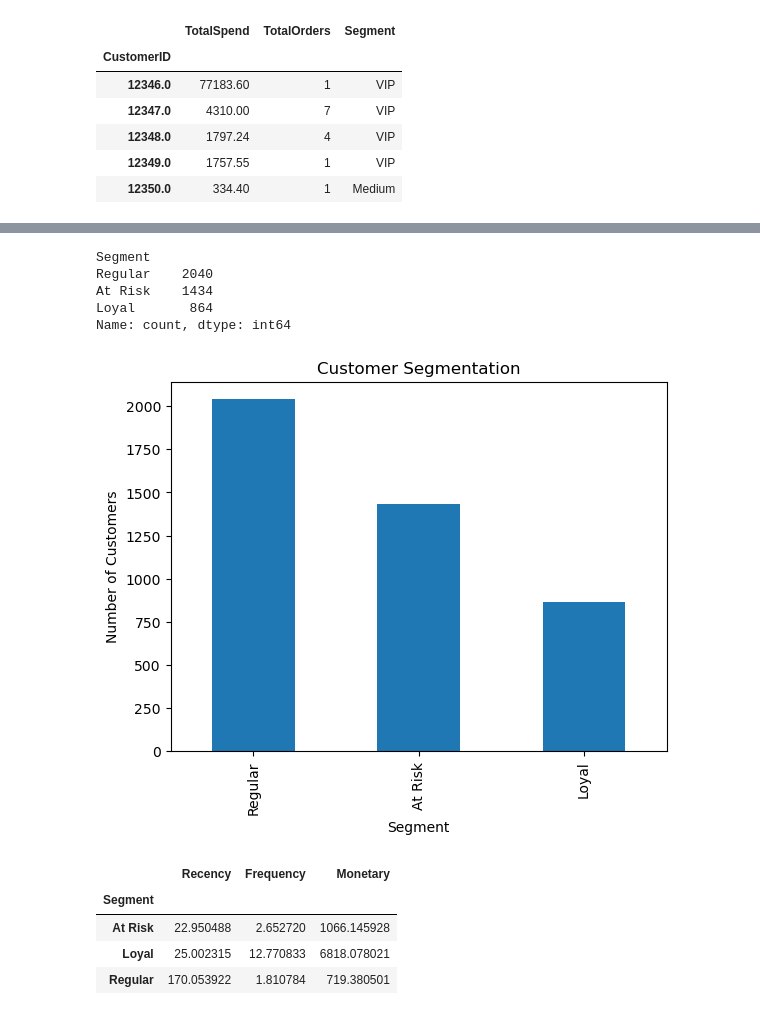
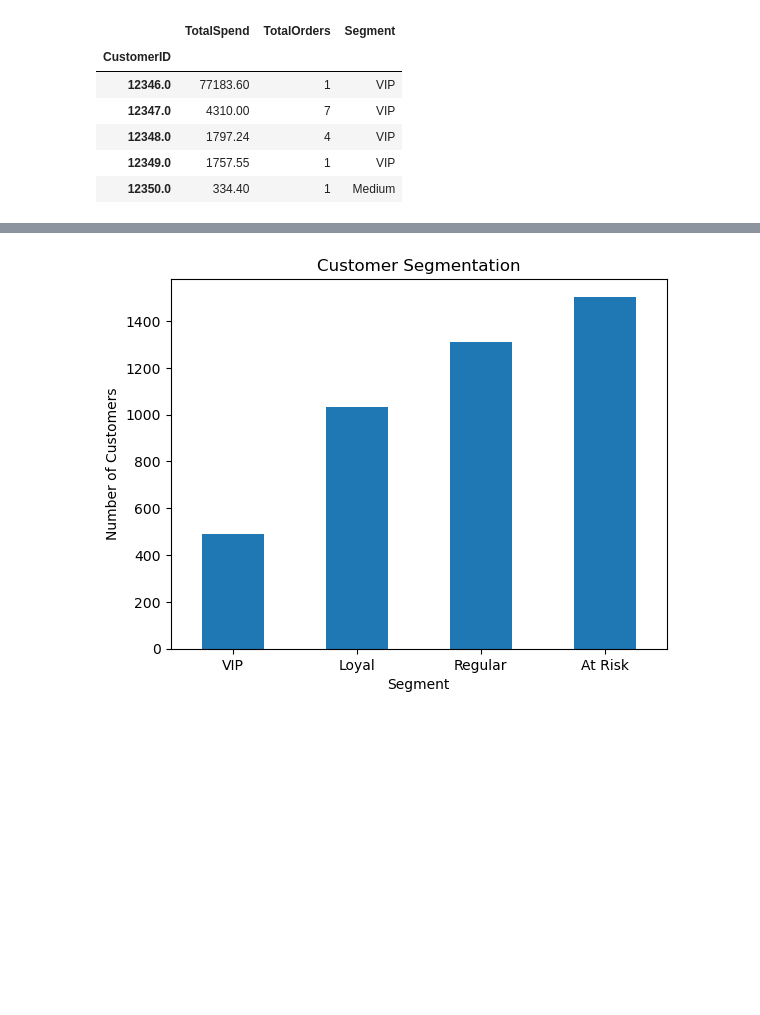
Before and after one commit to CarrieZYX/online-retail-analysis, a Jupyter notebook: notebooks/online_retail_analysis.ipynb, the cells around one changed output, grey strips where cells are left out. Cells and saved outputs as stored; diff of their text form; code cells hidden in the pictures; blank space fills up the shorter version.

```diff
--- a/notebooks/online_retail_analysis.ipynb
+++ b/notebooks/online_retail_analysis.ipynb
@@ -312,6 +350,6 @@ plt.show()
 # %% [output]
 [figure]
 # %%
-customer_df = retail.dropna(subset=["CustomerID"]).copy()
+customer_df = df.copy()
 customer_df.shape
 # %% [output]
@@ -629,4 +637,0 @@ rfm["M_score"] = pd.qcut(rfm["Monetary"], q=4, duplicates="drop")
-# %%
-rfm["R_score"] = rfm["R_score"].cat.codes + 1
-rfm["F_score"] = rfm["F_score"].cat.codes + 1
-rfm["M_score"] = rfm["M_score"].cat.codes + 1
@@ -658,0 +671,17 @@ rfm.head()
+# %%
+# Create RFM total score (for ranking)
+rfm["RFM_Score"] = (
+    rfm["R_score"].astype(int) +
+    rfm["F_score"].astype(int) +
+    rfm["M_score"].astype(int)
+)
+
+# Create RFM label (for segmentation)
+rfm["RFM_Label"] = (
+    rfm["R_score"].astype(str) +
+    rfm["F_score"].astype(str) +
+    rfm["M_score"].astype(str)
+)
+
+# Check results
+rfm.head()
@@ -659,40 +695,28 @@ rfm.head()
 # %%
 def segment_customer(row):
-    if row["RFM_score"] == "444":
+    if row["RFM_Label"] == "444":
         return "VIP"
-    elif row["F_score"] >= 3 and row["M_score"] >= 3:
+    elif row["R_score"] >= 3 and row["F_score"] >= 3:
         return "Loyal"
-    elif row["R_score"] <= 2:
+    elif row["R_score"] <= 2 and row["F_score"] <= 2:
         return "At Risk"
     else:
         return "Regular"
 
 rfm["Segment"] = rfm.apply(segment_customer, axis=1)
-
-rfm["Segment"].value_counts()
-# %% [output]
-Segment
-Regular    2040
-At Risk    1434
-Loyal       864
-Name: count, dtype: int64
-# %%
-import matplotlib.pyplot as plt
-
-rfm["Segment"].value_counts().plot(kind="bar")
-
-plt.title("Customer Segmentation")
-plt.xlabel("Segment")
-plt.ylabel("Number of Customers")
-
-plt.show()
-# %% [output]
-[figure, removed]
-# %%
-rfm.groupby("Segment")[["Recency", "Frequency", "Monetary"]].mean()
-# %% [output]
-|  | Recency | Frequency | Monetary |
-| Segment |  |  |  |
-| At Risk | 22.950488 | 2.652720 | 1066.145928 |
-| Loyal | 25.002315 | 12.770833 | 6818.078021 |
-| Regular | 170.053922 | 1.810784 | 719.380501 |
+# %%
+import matplotlib.pyplot as plt
+
+segment_order = ["VIP", "Loyal", "Regular", "At Risk"]
+segment_counts = rfm["Segment"].value_counts().reindex(segment_order)
+
+segment_counts.plot(kind="bar")
+
+plt.title("Customer Segmentation")
+plt.xlabel("Segment")
+plt.ylabel("Number of Customers")
+plt.xticks(rotation=0)
+
+plt.show()
+# %% [output]
+[figure, added]
```
Also changed, not shown: parts of 41 cells of this notebook, 1 other file.
